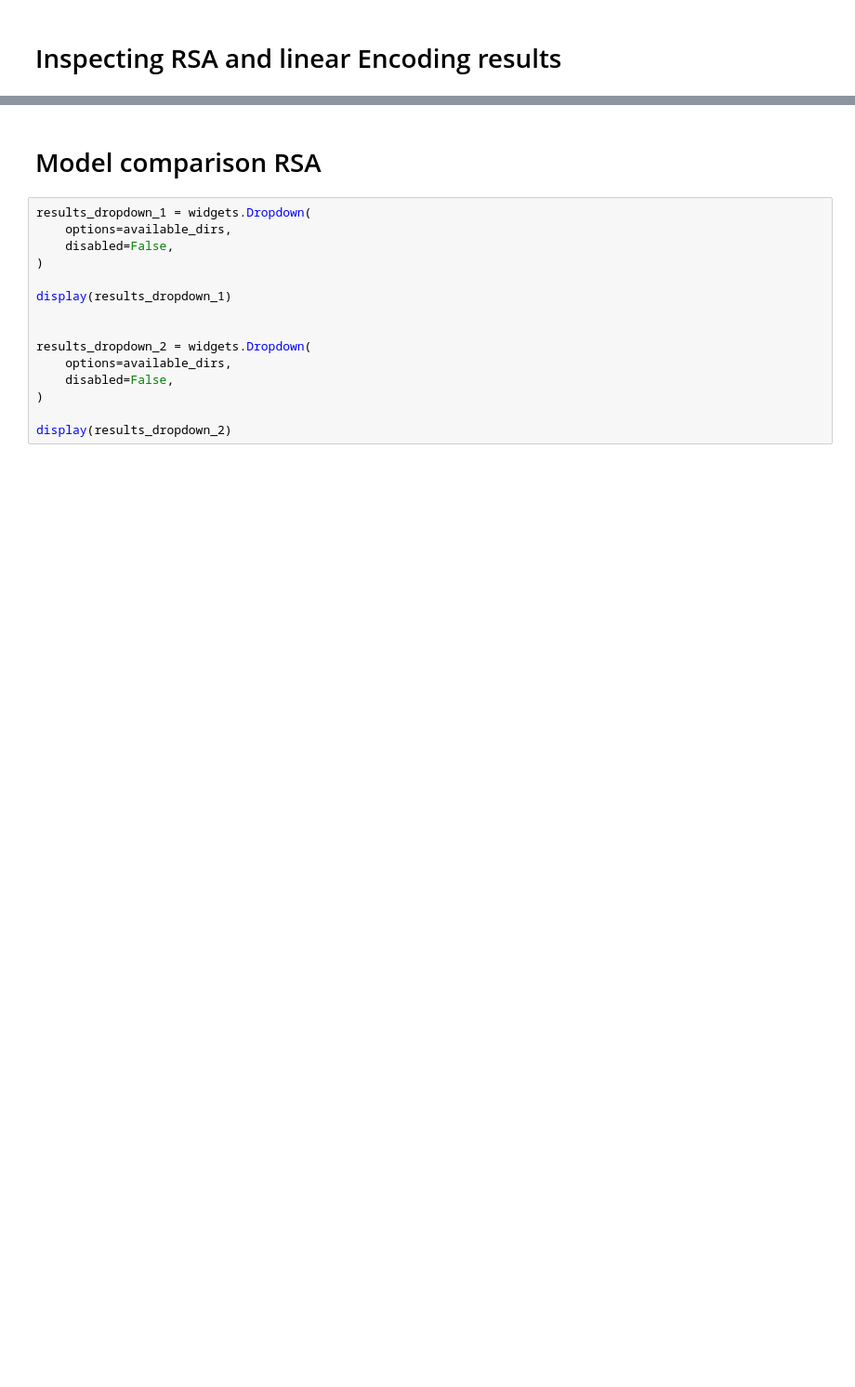
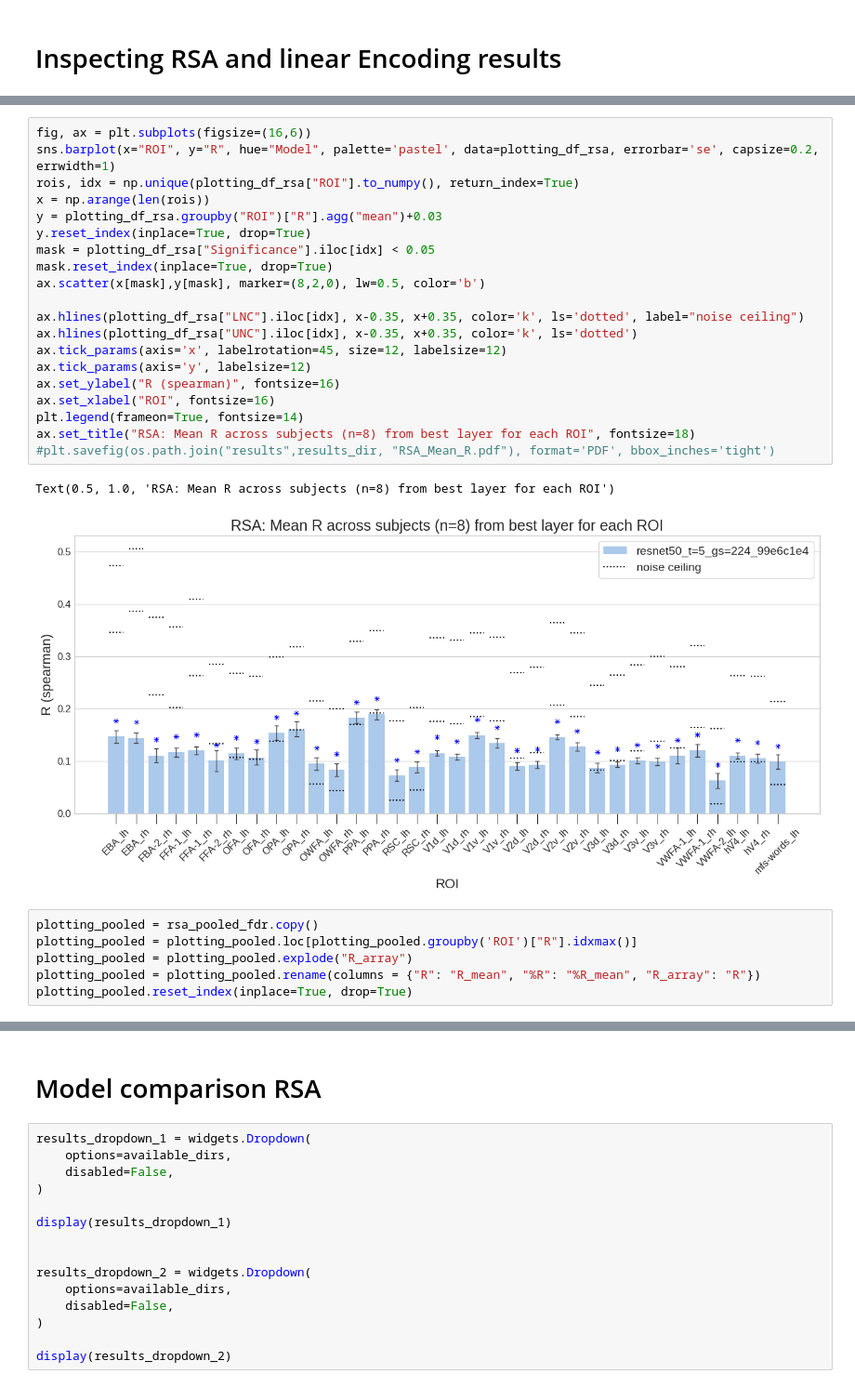
Before and after one commit to YviMa/cv-ssl-v-brain, a Jupyter notebook: inspect.ipynb, the cells around one changed output, grey strips where cells are left out. Shown at 93% size. Drawn from its saved outputs; the diff is of its cells as text; blank space fills up the shorter version.

```diff
--- a/inspect.ipynb
+++ b/inspect.ipynb
@@ -150,0 +215,29 @@ rsa_best_layer_df = plotter.plot()
+# %%
+fig, ax = plt.subplots(figsize=(16,6))
+sns.barplot(x="ROI", y="R", hue="Model", palette='pastel', data=plotting_df_rsa, errorbar='se', capsize=0.2, errwidth=1)
+rois, idx = np.unique(plotting_df_rsa["ROI"].to_numpy(), return_index=True)
+x = np.arange(len(rois))
+y = plotting_df_rsa.groupby("ROI")["R"].agg("mean")+0.03
+y.reset_index(inplace=True, drop=True)
+mask = plotting_df_rsa["Significance"].iloc[idx] < 0.05
+mask.reset_index(inplace=True, drop=True)
+ax.scatter(x[mask],y[mask], marker=(8,2,0), lw=0.5, color='b')
+
+ax.hlines(plotting_df_rsa["LNC"].iloc[idx], x-0.35, x+0.35, color='k', ls='dotted', label="noise ceiling")
+ax.hlines(plotting_df_rsa["UNC"].iloc[idx], x-0.35, x+0.35, color='k', ls='dotted')
+ax.tick_params(axis='x', labelrotation=45, size=12, labelsize=12)
+ax.tick_params(axis='y', labelsize=12)
+ax.set_ylabel("R (spearman)", fontsize=16)
+ax.set_xlabel("ROI", fontsize=16)
+plt.legend(frameon=True, fontsize=14)
+ax.set_title("RSA: Mean R across subjects (n=8) from best layer for each ROI", fontsize=18)
+#plt.savefig(os.path.join("results",results_dir, "RSA_Mean_R.pdf"), format='PDF', bbox_inches='tight')
+# %% [output]
+Text(0.5, 1.0, 'RSA: Mean R across subjects (n=8) from best layer for each ROI')
+[figure, added]
+# %%
+plotting_pooled = rsa_pooled_fdr.copy()
+plotting_pooled = plotting_pooled.loc[plotting_pooled.groupby('ROI')["R"].idxmax()]
+plotting_pooled = plotting_pooled.explode("R_array")
+plotting_pooled = plotting_pooled.rename(columns = {"R": "R_mean", "%R": "%R_mean", "R_array": "R"})
+plotting_pooled.reset_index(inplace=True, drop=True)
```
Also changed, not shown: parts of 54 cells of this notebook, 2 other files.
